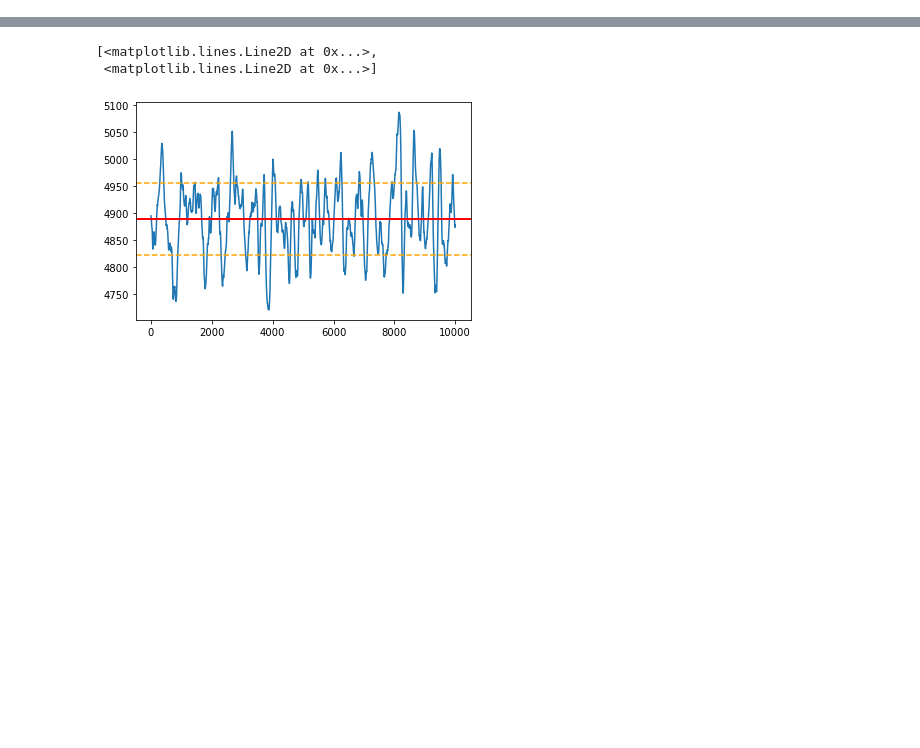
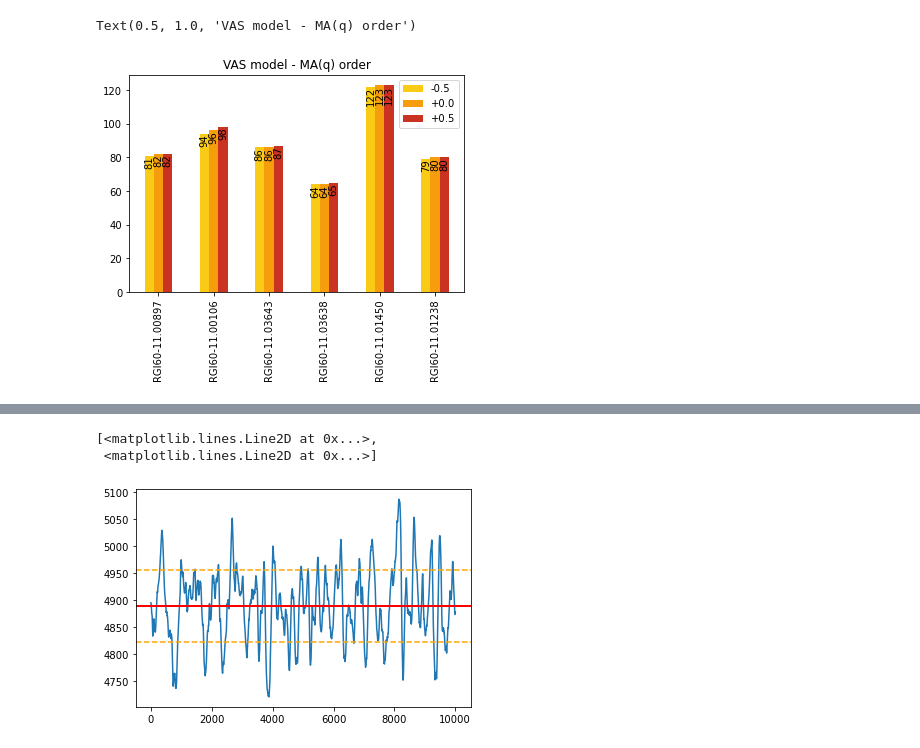
Before and after one commit to oberrauch/vascaling, a Jupyter notebook: notebooks/tmp.ipynb, the cells around one changed output, grey strips where cells are left out. Saved outputs shown, nothing was run; the diff lists cells and outputs as text; code cells hidden in the pictures; blank space fills up the shorter version.

```diff
--- a/notebooks/tmp.ipynb
+++ b/notebooks/tmp.ipynb
@@ -0,0 +79,21 @@
+# %%
+xticks=list()
+
+for i, rgi_id in enumerate(ds.rgi_id):
+    for j, temp_bias in enumerate(ds.temp_bias):
+        q = ds.sel(rgi_id=rgi_id, temp_bias=temp_bias, model='vas').q
+        width=0.5
+        x = i*((width+0.5)*3)+j*width
+        xticks.append(x)
+        plt.bar(x, q, width=width, color=vas_cycle[j],
+                label=(f'{temp_bias.values:+.1f}' if not i else ''))
+
+        plt.text(x, q, f'{q.values:d}', rotation=90, ha='center', va='top')
+
+plt.xticks(np.array(xticks)[1::3], ds.rgi_id.values, rotation=90)
+
+plt.legend()
+plt.title('VAS model - MA(q) order')
+# %% [output]
+Text(0.5, 1.0, 'VAS model - MA(q) order')
+[figure, added]
```
Also changed, not shown: parts of 41 cells of this notebook, 29 other files.
